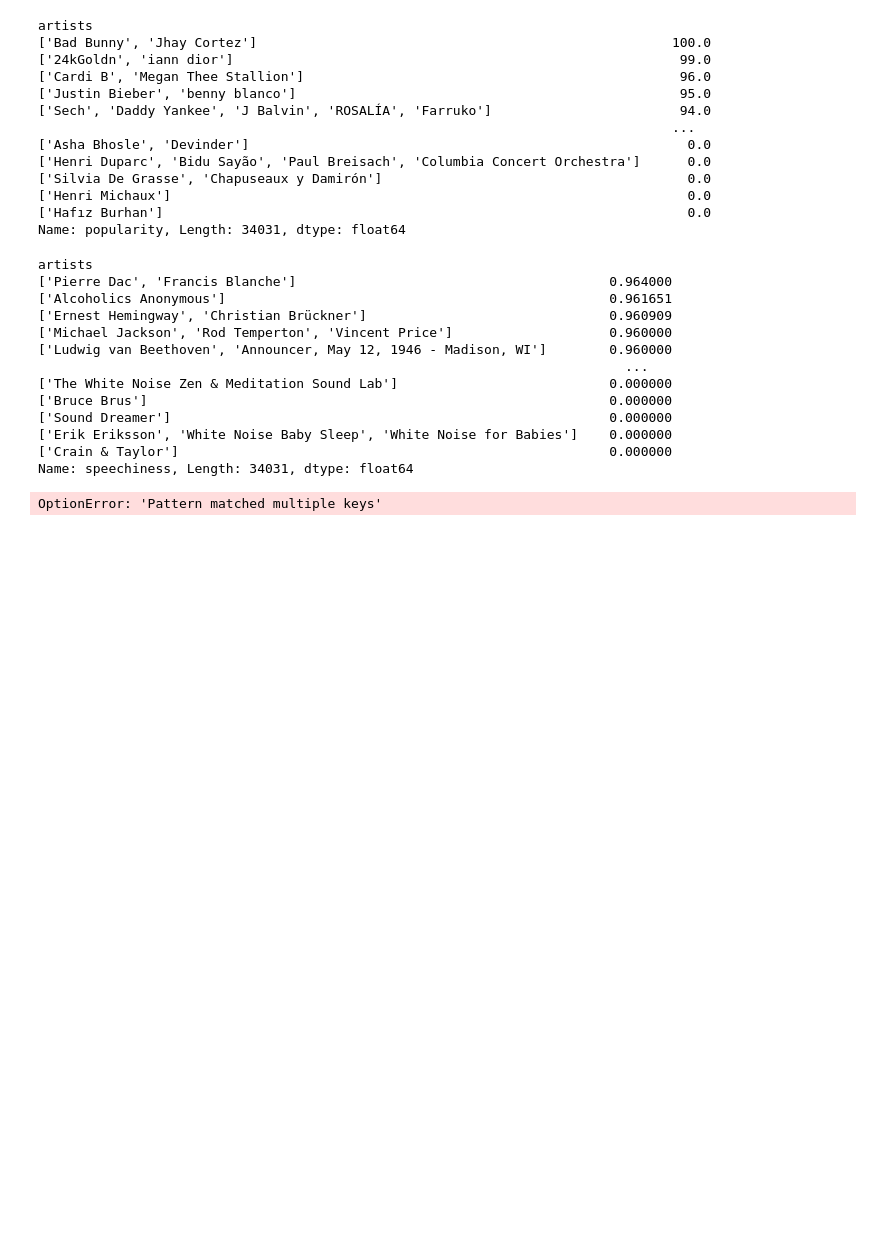
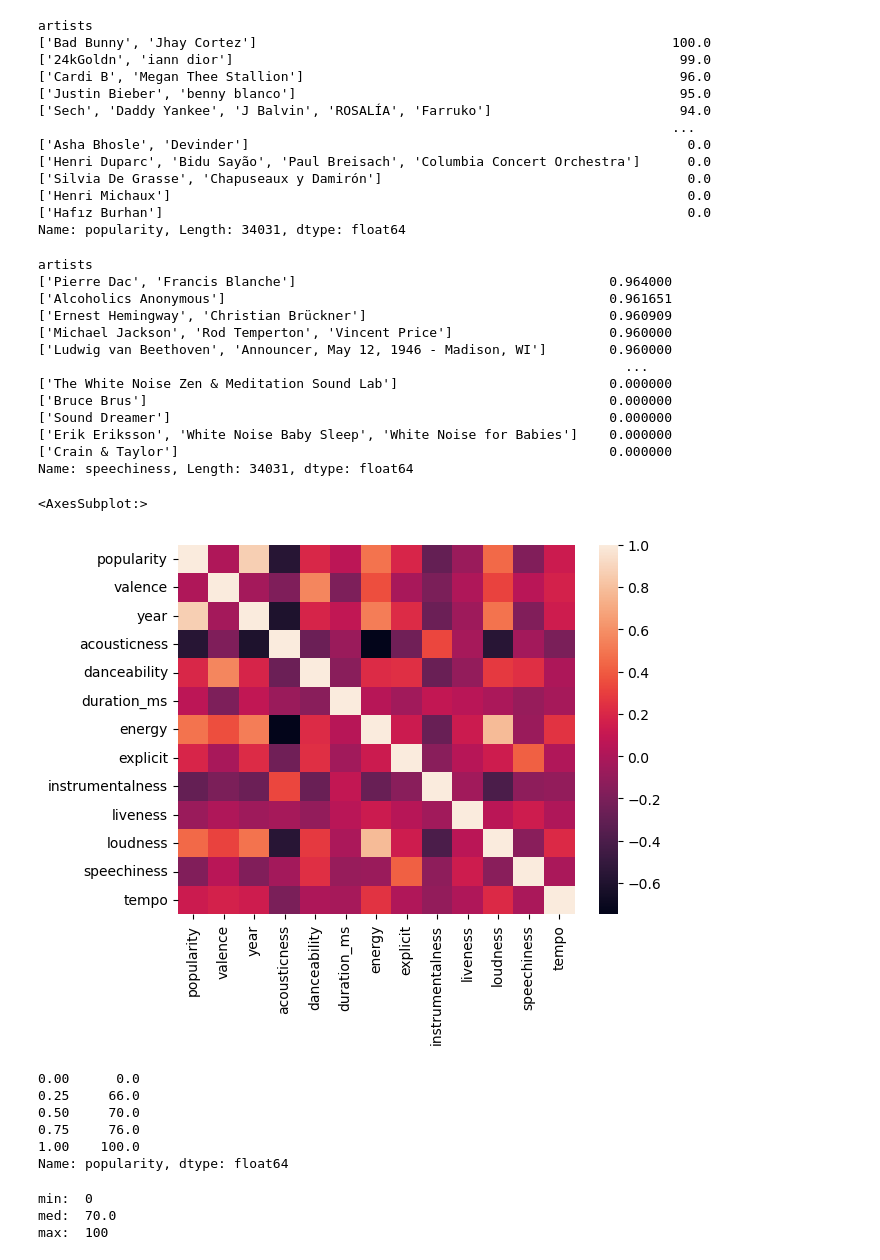
Before and after one commit to preluis/Project-portfolio, a Jupyter notebook: Notebooks/analisis_inicial.ipynb, the cells around one changed output. Cells and saved outputs as stored; diff of their text form; code cells hidden in the pictures; blank space fills up the shorter version.

```diff
--- a/Notebooks/analisis_inicial.ipynb
+++ b/Notebooks/analisis_inicial.ipynb
@@ -186,8 +220,28 @@ artists
 Name: speechiness, Length: 34031, dtype: float64
 # %%
 #Which are the most important characteristics for popularity?
-pd.set_option('precision', 3)
-correlation=spotify.corr(method='spearman')
-print(correlation)
+spotifyval=spotify[['popularity','valence','year','acousticness','danceability','duration_ms','energy','explicit','instrumentalness','liveness','loudness','speechiness','tempo']]
+sns.heatmap(spotifyval.corr())
 # %% [output]
-OptionError: 'Pattern matched multiple keys'
+<AxesSubplot:>
+[figure, added]
+# %%
+# How is popularity distributed for 2020?
+is_2020 = spotify['year']==2020
+spotify_2020 = spotify[is_2020]
+spotify_2020['popularity'].quantile([0,0.25,0.5,0.75,1])
+# %% [output]
+0.00      0.0
+0.25     66.0
+0.50     70.0
+0.75     76.0
+1.00    100.0
+Name: popularity, dtype: float64
+# %%
+print('min: ', spotify_2020['popularity'].min())
+print('med: ', spotify_2020['popularity'].median())
+print('max: ', spotify_2020['popularity'].max())
+# %% [output]
+min:  0
+med:  70.0
+max:  100
```
Also changed, not shown: parts of 7 cells of this notebook.
